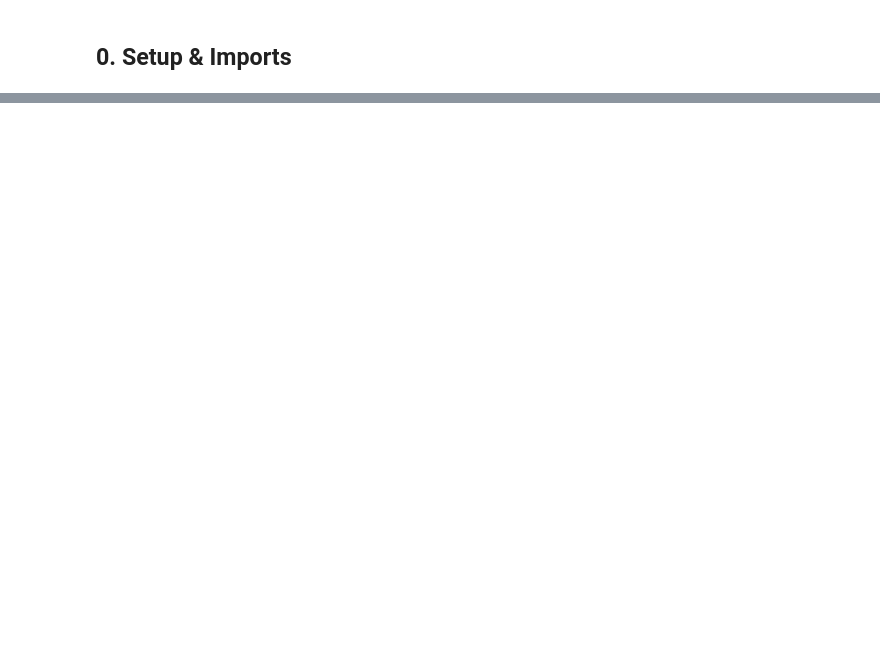
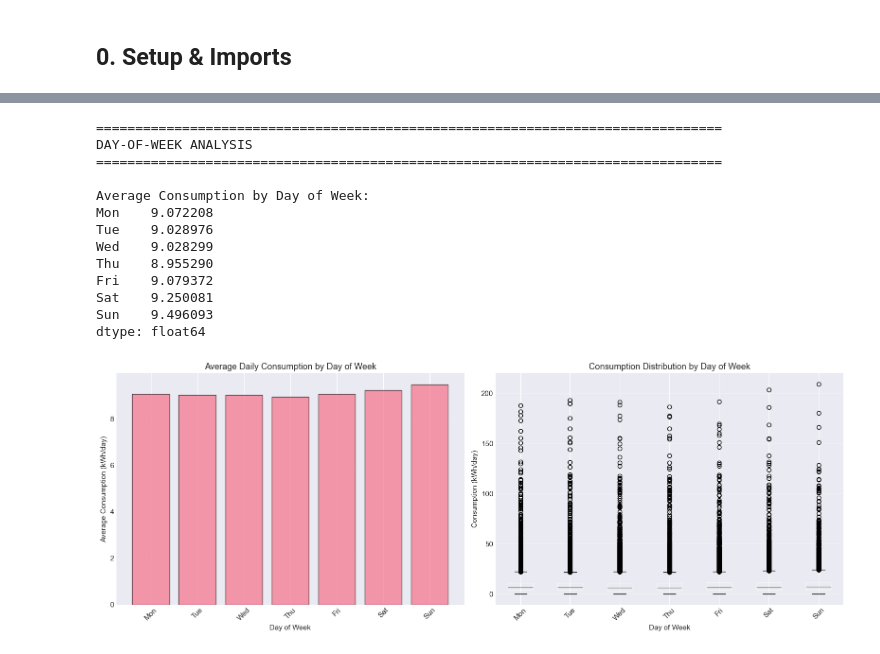
Before and after one commit to hemalii3/rdkd, a Jupyter notebook: notebooks/01_EDA.ipynb, the cells around one changed output, grey strips where cells are left out. Drawn from its saved outputs; the diff is of its cells as text; code cells hidden in the pictures; blank space fills up the shorter version.

```diff
--- a/notebooks/01_EDA.ipynb
+++ b/notebooks/01_EDA.ipynb
@@ -342,36 +222,56 @@ plt.show()
 # %%
+from src.preprocessing.eda_analysis import aggregate_by_day_of_week
+
 # Aggregate consumption by day of week
 print("\n" + "="*80)
 print("DAY-OF-WEEK ANALYSIS")
 print("="*80)
 
 dow_data = aggregate_by_day_of_week(train_data)
 
 # Average consumption by day of week (across all households)
 dow_mean = dow_data.mean(axis=0)
 print("\nAverage Consumption by Day of Week:")
 print(dow_mean)
 
 # Visualize
 fig, axes = plt.subplots(1, 2, figsize=(16, 6))
 
 # Bar plot
-axes[0].bar(dow_mean.index, dow_mean.values, edgecolor='black', alpha=0.7)
+x_pos = np.arange(len(dow_mean))
+axes[0].bar(x_pos, dow_mean.values, edgecolor='black', alpha=0.7)
+axes[0].set_xticks(x_pos)
+axes[0].set_xticklabels(dow_mean.index, rotation=45)
 axes[0].set_xlabel('Day of Week')
 axes[0].set_ylabel('Average Consumption (kWh/day)')
 axes[0].set_title('Average Daily Consumption by Day of Week')
 axes[0].grid(True, alpha=0.3, axis='y')
 axes[0].tick_params(axis='x', rotation=45)
 
 # Box plot (distribution across households)
 dow_data.boxplot(ax=axes[1])
 axes[1].set_xlabel('Day of Week')
 axes[1].set_ylabel('Consumption (kWh/day)')
 axes[1].set_title('Consumption Distribution by Day of Week')
 axes[1].tick_params(axis='x', rotation=45)
 axes[1].grid(True, alpha=0.3, axis='y')
 
 plt.tight_layout()
 plt.show()
+# %% [output]
+================================================================================
+DAY-OF-WEEK ANALYSIS
+================================================================================
+
+Average Consumption by Day of Week:
+Mon    9.072208
+Tue    9.028976
+Wed    9.028299
+Thu    8.955290
+Fri    9.079372
+Sat    9.250081
+Sun    9.496093
+dtype: float64
+[figure, added]
 # %%
 # Weekday vs Weekend comparison
```
Also changed, not shown: parts of 34 cells of this notebook, 57 other files.
